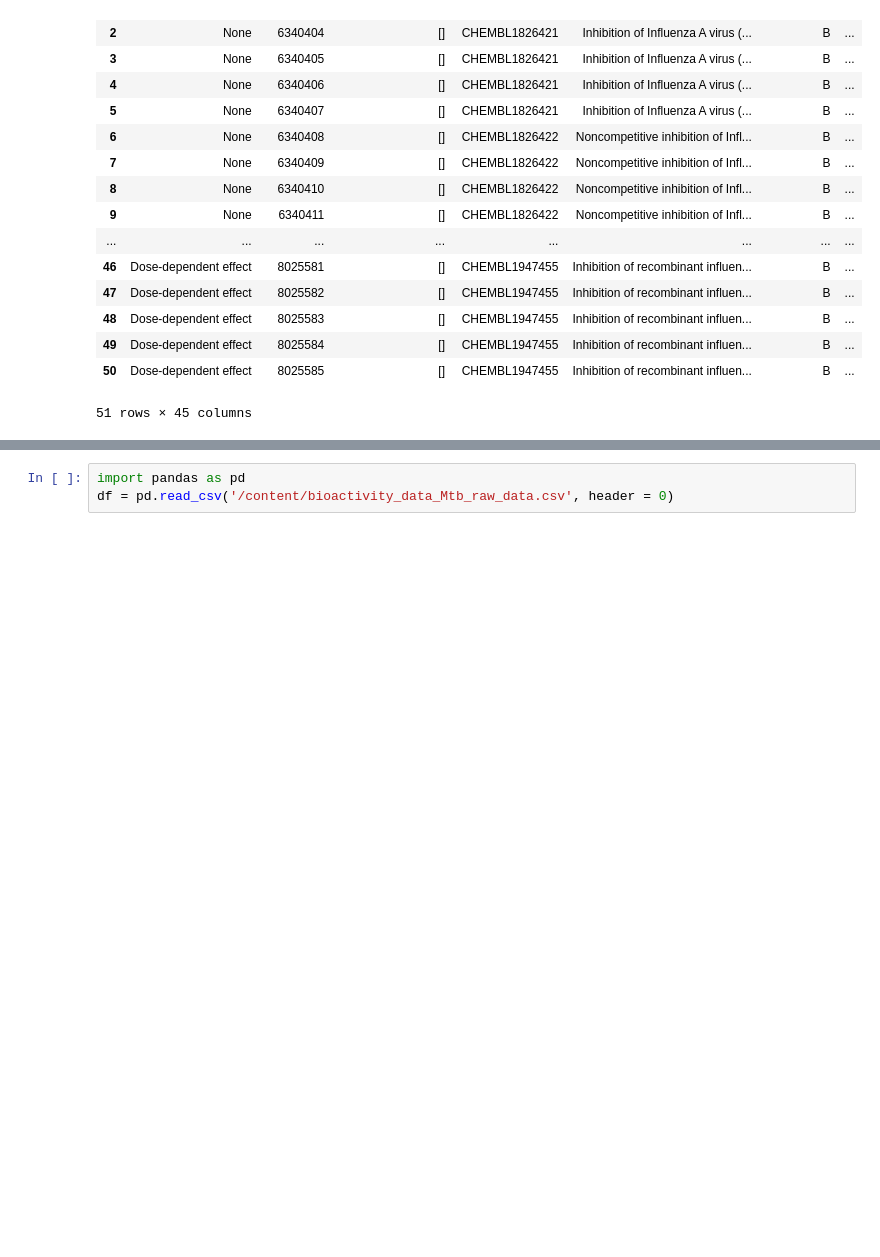
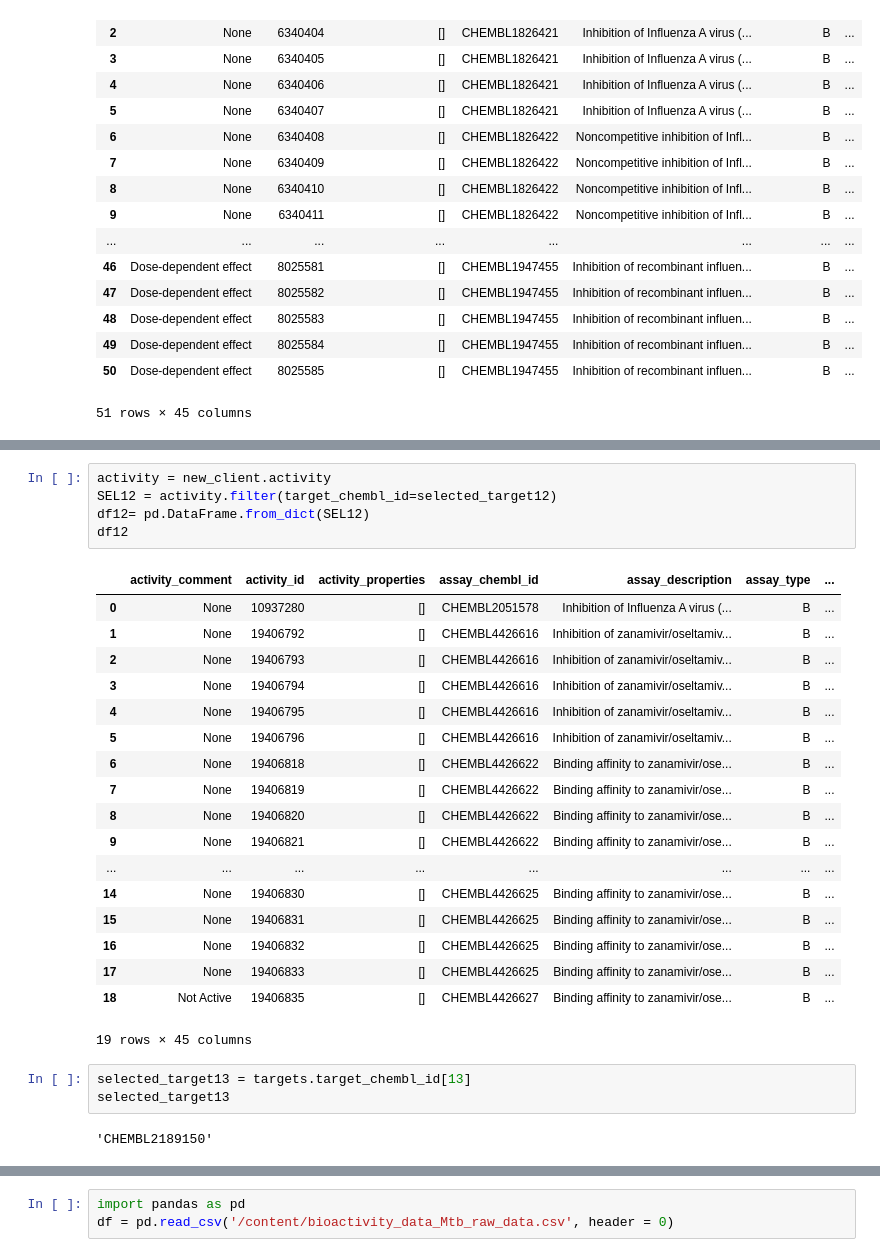
Before and after one commit to Jahan08/hERG-web-app, a Jupyter notebook: NA_INA_data_manipulation.ipynb, the cells around one changed output, grey strips where cells are left out. Cells and saved outputs as stored; diff of their text form; blank space fills up the shorter version.

```diff
--- a/NA_INA_data_manipulation.ipynb
+++ b/NA_INA_data_manipulation.ipynb
@@ -319,0 +354,29 @@ df10
+# %%
+activity = new_client.activity
+SEL12 = activity.filter(target_chembl_id=selected_target12)
+df12= pd.DataFrame.from_dict(SEL12)
+df12
+# %% [output]
+|  | activity_comment | activity_id | activity_properties | assay_chembl_id | assay_description | assay_type | ... |
+| 0 | None | 10937280 | [] | CHEMBL2051578 | Inhibition of Influenza A virus (... | B | ... |
+| 1 | None | 19406792 | [] | CHEMBL4426616 | Inhibition of zanamivir/oseltamiv... | B | ... |
+| 2 | None | 19406793 | [] | CHEMBL4426616 | Inhibition of zanamivir/oseltamiv... | B | ... |
+| 3 | None | 19406794 | [] | CHEMBL4426616 | Inhibition of zanamivir/oseltamiv... | B | ... |
+| 4 | None | 19406795 | [] | CHEMBL4426616 | Inhibition of zanamivir/oseltamiv... | B | ... |
+| 5 | None | 19406796 | [] | CHEMBL4426616 | Inhibition of zanamivir/oseltamiv... | B | ... |
+| 6 | None | 19406818 | [] | CHEMBL4426622 | Binding affinity to zanamivir/ose... | B | ... |
+| 7 | None | 19406819 | [] | CHEMBL4426622 | Binding affinity to zanamivir/ose... | B | ... |
+| 8 | None | 19406820 | [] | CHEMBL4426622 | Binding affinity to zanamivir/ose... | B | ... |
+| 9 | None | 19406821 | [] | CHEMBL4426622 | Binding affinity to zanamivir/ose... | B | ... |
+| ... | ... | ... | ... | ... | ... | ... | ... |
+| 14 | None | 19406830 | [] | CHEMBL4426625 | Binding affinity to zanamivir/ose... | B | ... |
+| 15 | None | 19406831 | [] | CHEMBL4426625 | Binding affinity to zanamivir/ose... | B | ... |
+| 16 | None | 19406832 | [] | CHEMBL4426625 | Binding affinity to zanamivir/ose... | B | ... |
+| 17 | None | 19406833 | [] | CHEMBL4426625 | Binding affinity to zanamivir/ose... | B | ... |
+| 18 | Not Active | 19406835 | [] | CHEMBL4426627 | Binding affinity to zanamivir/ose... | B | ... |
+19 rows × 45 columns
+# %%
+selected_target13 = targets.target_chembl_id[13]
+selected_target13
+# %% [output]
+'CHEMBL2189150'
```
Also changed, not shown: parts of 14 cells of this notebook.
